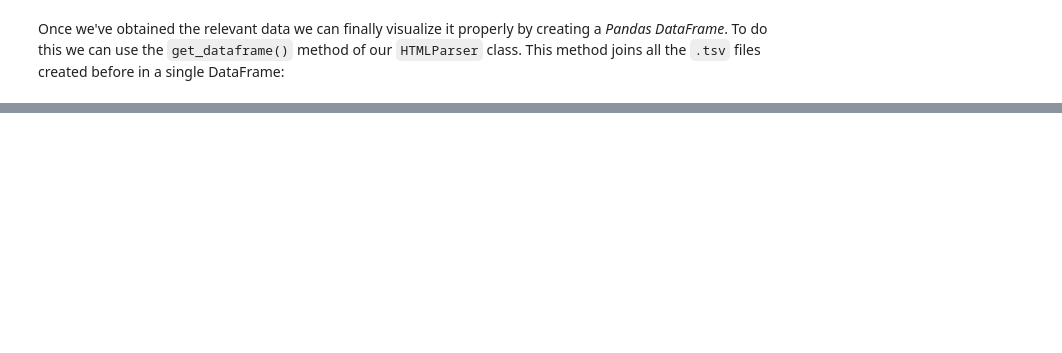
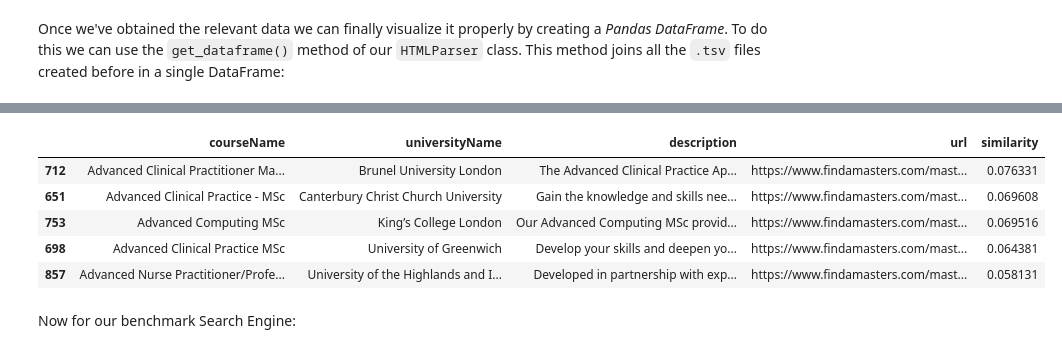
Before and after one commit to msancor/ADM-HW3, a Jupyter notebook: main.ipynb, the cells around one changed output, grey strips where cells are left out. Saved outputs shown, nothing was run; the diff lists cells and outputs as text; code cells hidden in the pictures; blank space fills up the shorter version.

```diff
--- a/main.ipynb
+++ b/main.ipynb
@@ -302,0 +559,16 @@ fig.update_traces(hovertemplate="<br>".join([
+# %%
+#Here we initialize the WeightedTopKSearchEngine class by calling the constructor.
+search_engine = WeightedTopKSearchEngine(data_preprocesser.dataset)
+#Here we call the .query() method to get the results of the query "advanced knowledge"
+result = search_engine.query("advanced knowledge")
+#Here we print the first 5 results
+result
+# %% [output]
+|  | courseName | universityName | description | url | similarity |
+| 712 | Advanced Clinical Practitioner Ma... | Brunel University London | The Advanced Clinical Practice Ap... | https://www.findamasters.com/mast... | 0.076331 |
+| 651 | Advanced Clinical Practice - MSc | Canterbury Christ Church University | Gain the knowledge and skills nee... | https://www.findamasters.com/mast... | 0.069608 |
+| 753 | Advanced Computing MSc | King’s College London | Our Advanced Computing MSc provid... | https://www.findamasters.com/mast... | 0.069516 |
+| 698 | Advanced Clinical Practice MSc | University of Greenwich | Develop your skills and deepen yo... | https://www.findamasters.com/mast... | 0.064381 |
+| 857 | Advanced Nurse Practitioner/Profe... | University of the Highlands and I... | Developed in partnership with exp... | https://www.findamasters.com/mast... | 0.058131 |
+# %% [markdown]
+Now for our benchmark Search Engine:
```
Also changed, not shown: parts of 56 cells of this notebook, 5 other files.
